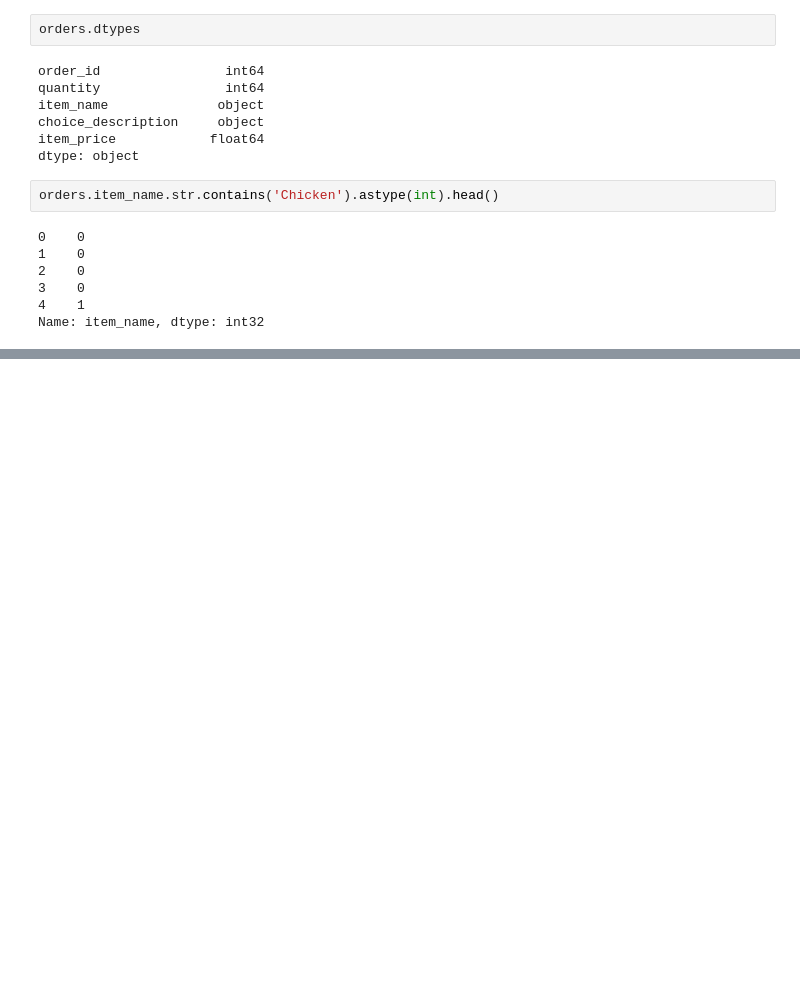
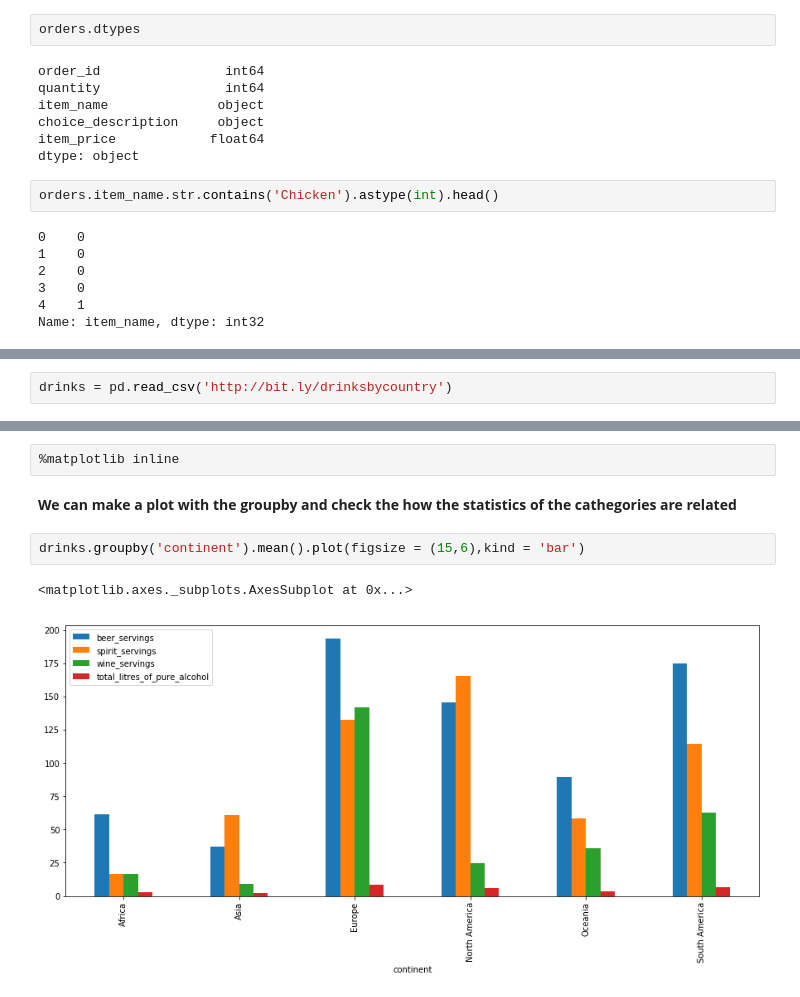
Before and after one commit to causapablo/Data-School, a Jupyter notebook: My practices on the course/Practicas Data School.ipynb, the cells around one changed output, grey strips where cells are left out. Drawn from its saved outputs; the diff is of its cells as text; blank space fills up the shorter version.

```diff
--- a/My practices on the course/Practicas Data School.ipynb
+++ b/My practices on the course/Practicas Data School.ipynb
@@ -742,0 +745,2 @@ Name: item_name, dtype: int32
+# %%
+drinks = pd.read_csv('http://bit.ly/drinksbycountry')
@@ -742,0 +853,9 @@ Name: item_name, dtype: int32
+# %%
+%matplotlib inline
+# %% [markdown]
+**We can make a plot with the groupby and check the how the statistics of the cathegories are related**
+# %%
+drinks.groupby('continent').mean().plot(figsize = (15,6),kind = 'bar')
+# %% [output]
+<matplotlib.axes._subplots.AxesSubplot at 0x...>
+[figure, added]
```
Also changed, not shown: parts of 17 cells of this notebook.
